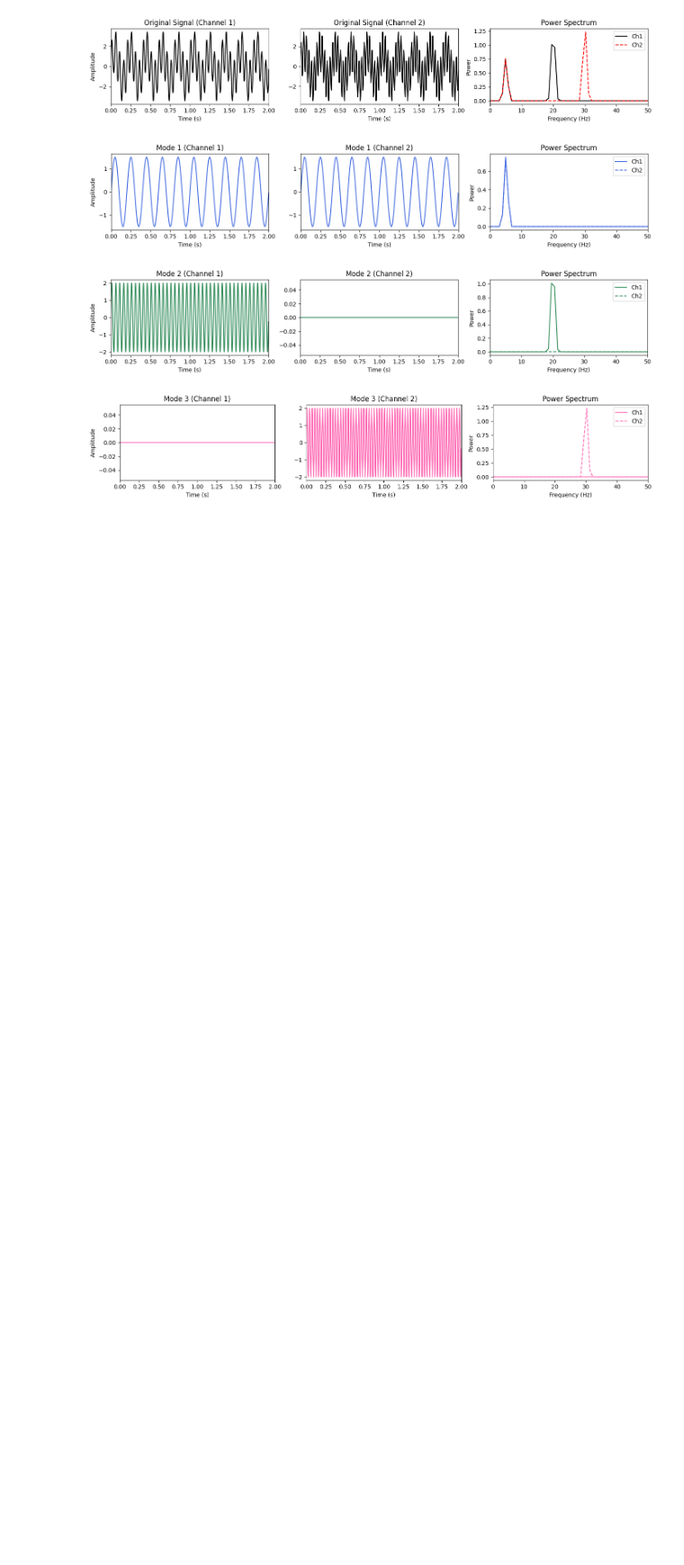
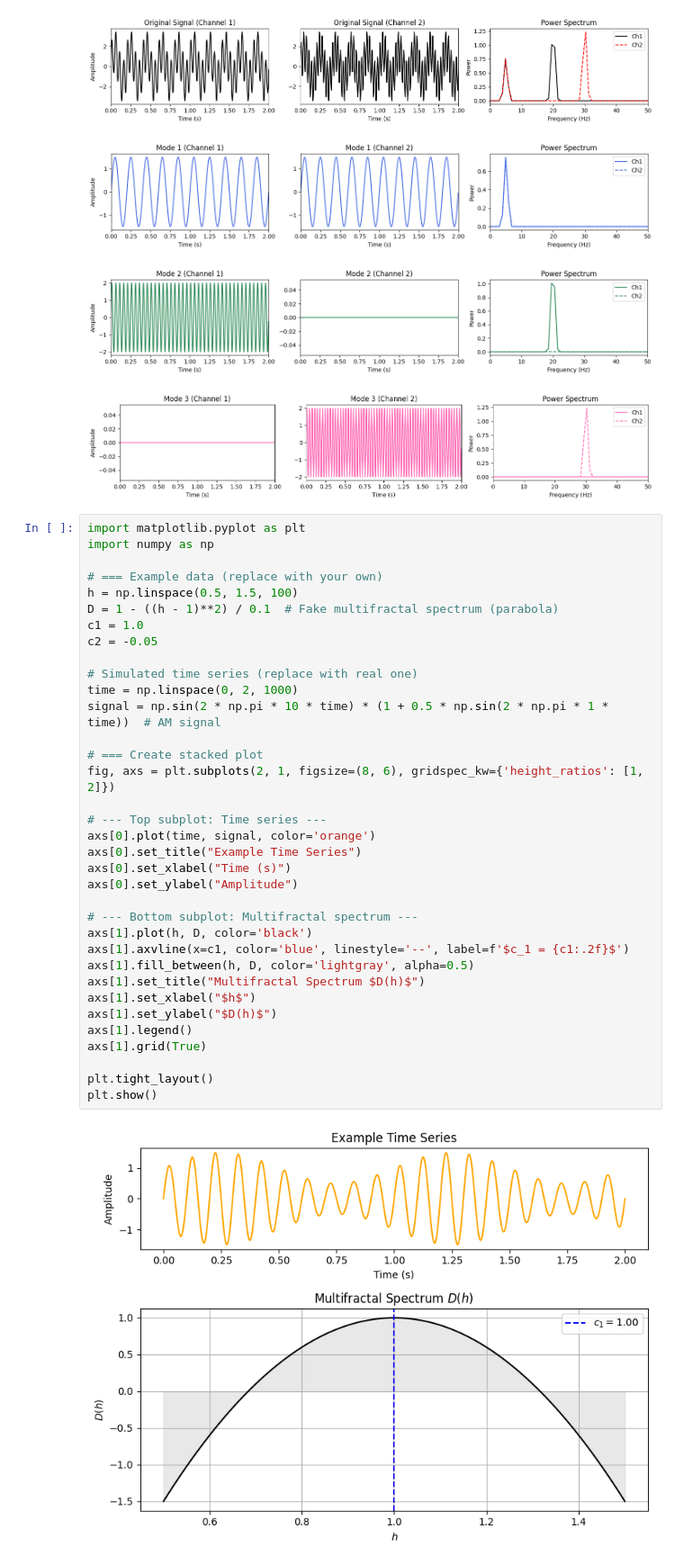
Before and after one commit to sbendimerad/mfa-internship, a Jupyter notebook: notebooks/Extra_animations.ipynb, the cells around one changed output. Shown at 90% size. Cells and saved outputs as stored; diff of their text form; blank space fills up the shorter version.

```diff
--- a/notebooks/Extra_animations.ipynb
+++ b/notebooks/Extra_animations.ipynb
@@ -340,3 +340,40 @@ for i in range(4):
 [figure]
 [figure]
 [figure]
+# %%
+import matplotlib.pyplot as plt
+import numpy as np
+
+# === Example data (replace with your own)
+h = np.linspace(0.5, 1.5, 100)
+D = 1 - ((h - 1)**2) / 0.1  # Fake multifractal spectrum (parabola)
+c1 = 1.0
+c2 = -0.05
+
+# Simulated time series (replace with real one)
+time = np.linspace(0, 2, 1000)
+signal = np.sin(2 * np.pi * 10 * time) * (1 + 0.5 * np.sin(2 * np.pi * 1 * time))  # AM signal
+
+# === Create stacked plot
+fig, axs = plt.subplots(2, 1, figsize=(8, 6), gridspec_kw={'height_ratios': [1, 2]})
+
+# --- Top subplot: Time series ---
+axs[0].plot(time, signal, color='orange')
+axs[0].set_title("Example Time Series")
+axs[0].set_xlabel("Time (s)")
+axs[0].set_ylabel("Amplitude")
+
+# --- Bottom subplot: Multifractal spectrum ---
+axs[1].plot(h, D, color='black')
+axs[1].axvline(x=c1, color='blue', linestyle='--', label=f'$c_1 = {c1:.2f}$')
+axs[1].fill_between(h, D, color='lightgray', alpha=0.5)
+axs[1].set_title("Multifractal Spectrum $D(h)$")
+axs[1].set_xlabel("$h$")
+axs[1].set_ylabel("$D(h)$")
+axs[1].legend()
+axs[1].grid(True)
+
+plt.tight_layout()
+plt.show()
+# %% [output]
+[figure, added]
```
Also changed, not shown: parts of 7 cells of this notebook, 1 other file.
